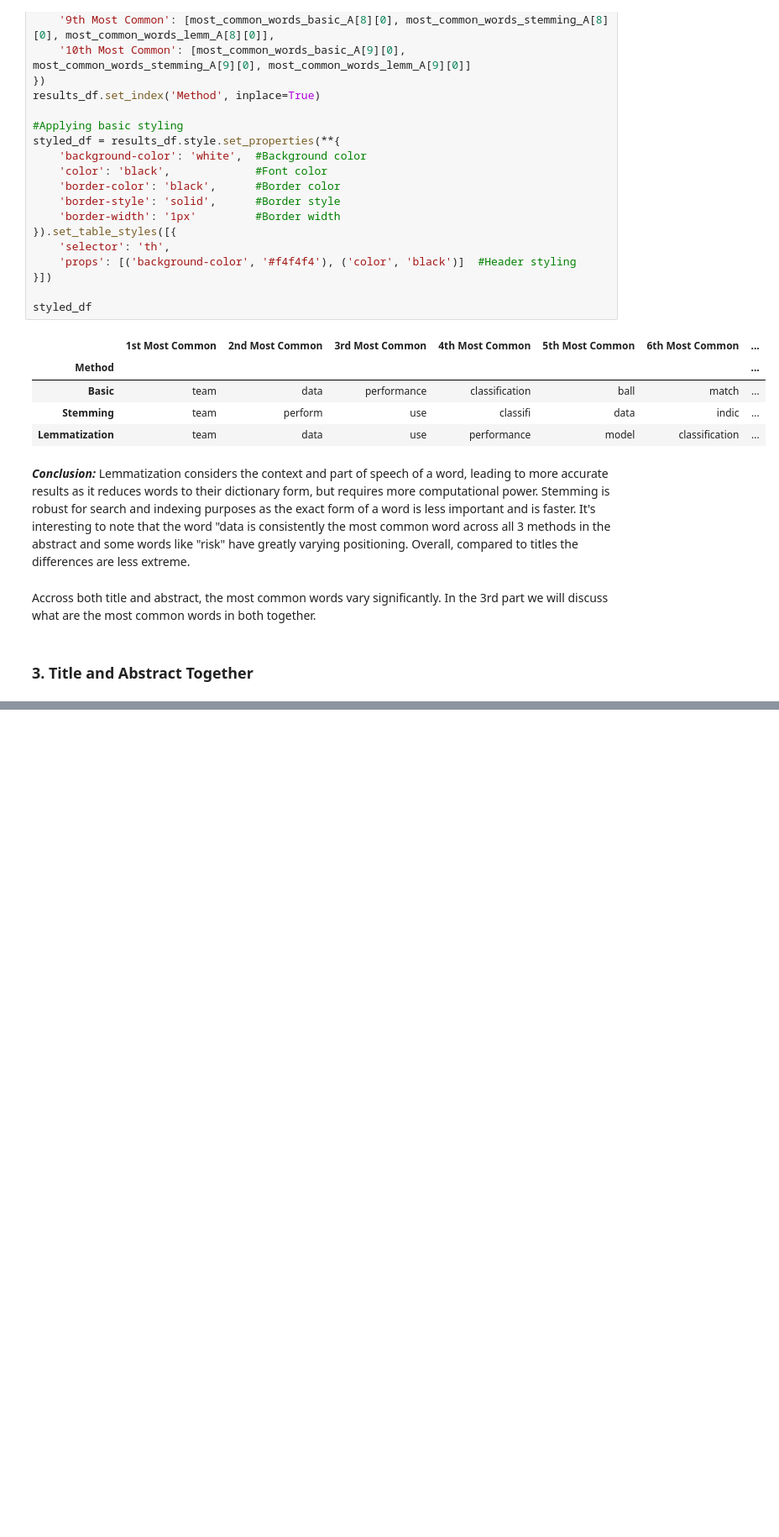
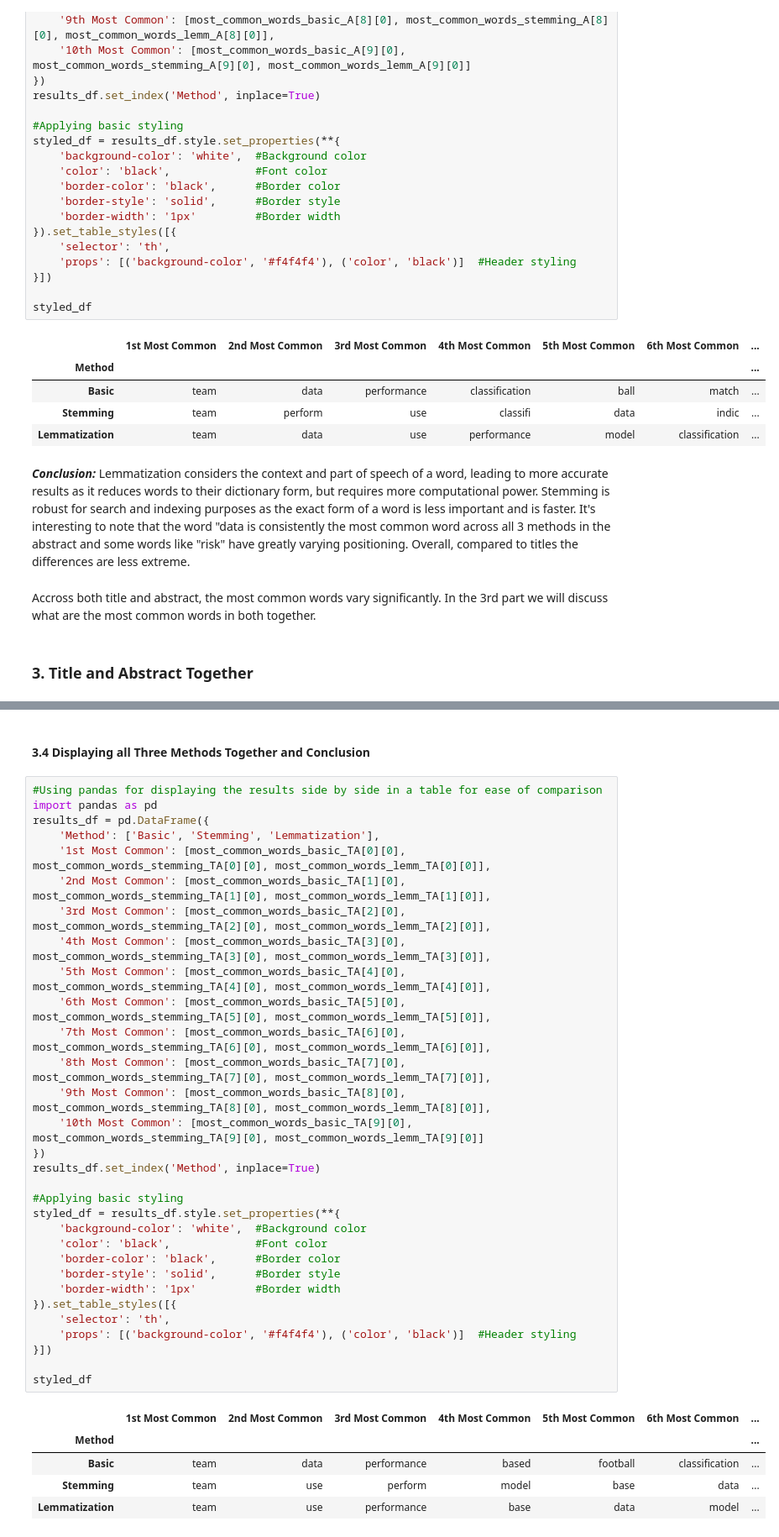
Before and after one commit to Matt17BR/ml4ds2324_topic_modeling, a Jupyter notebook: scripts/topic_modeling.ipynb, the cells around one changed output, grey strips where cells are left out. Shown at 84% size. Cells and saved outputs as stored; diff of their text form; blank space fills up the shorter version.

Commit message:
Applied topic modeling to abstract and title (comments not finalized)

```diff
--- a/scripts/topic_modeling.ipynb
+++ b/scripts/topic_modeling.ipynb
@@ -367,0 +478,39 @@ Accross both title and abstract, the most common words vary significantly. In th
+# %% [markdown]
+#### 3.4 Displaying all Three Methods Together and Conclusion
+# %%
+#Using pandas for displaying the results side by side in a table for ease of comparison
+import pandas as pd
+results_df = pd.DataFrame({
+    'Method': ['Basic', 'Stemming', 'Lemmatization'],
+    '1st Most Common': [most_common_words_basic_TA[0][0], most_common_words_stemming_TA[0][0], most_common_words_lemm_TA[0][0]],
+    '2nd Most Common': [most_common_words_basic_TA[1][0], most_common_words_stemming_TA[1][0], most_common_words_lemm_TA[1][0]],
+    '3rd Most Common': [most_common_words_basic_TA[2][0], most_common_words_stemming_TA[2][0], most_common_words_lemm_TA[2][0]],
+    '4th Most Common': [most_common_words_basic_TA[3][0], most_common_words_stemming_TA[3][0], most_common_words_lemm_TA[3][0]],
+    '5th Most Common': [most_common_words_basic_TA[4][0], most_common_words_stemming_TA[4][0], most_common_words_lemm_TA[4][0]],
+    '6th Most Common': [most_common_words_basic_TA[5][0], most_common_words_stemming_TA[5][0], most_common_words_lemm_TA[5][0]],
+    '7th Most Common': [most_common_words_basic_TA[6][0], most_common_words_stemming_TA[6][0], most_common_words_lemm_TA[6][0]],
+    '8th Most Common': [most_common_words_basic_TA[7][0], most_common_words_stemming_TA[7][0], most_common_words_lemm_TA[7][0]],
+    '9th Most Common': [most_common_words_basic_TA[8][0], most_common_words_stemming_TA[8][0], most_common_words_lemm_TA[8][0]],
+    '10th Most Common': [most_common_words_basic_TA[9][0], most_common_words_stemming_TA[9][0], most_common_words_lemm_TA[9][0]]
+})
+results_df.set_index('Method', inplace=True)
+
+#Applying basic styling
+styled_df = results_df.style.set_properties(**{
+    'background-color': 'white',  #Background color
+    'color': 'black',             #Font color
+    'border-color': 'black',      #Border color
+    'border-style': 'solid',      #Border style
+    'border-width': '1px'         #Border width
+}).set_table_styles([{
+    'selector': 'th',
+    'props': [('background-color', '#f4f4f4'), ('color', 'black')]  #Header styling
+}])
+
+styled_df
+# %% [output]
+|  | 1st Most Common | 2nd Most Common | 3rd Most Common | 4th Most Common | 5th Most Common | 6th Most Common | ... |
+| Method |  |  |  |  |  |  | ... |
+| Basic | team | data | performance | based | football | classification | ... |
+| Stemming | team | use | perform | model | base | data | ... |
+| Lemmatization | team | use | performance | base | data | model | ... |
```
Also changed, not shown: parts of 11 cells of this notebook.
